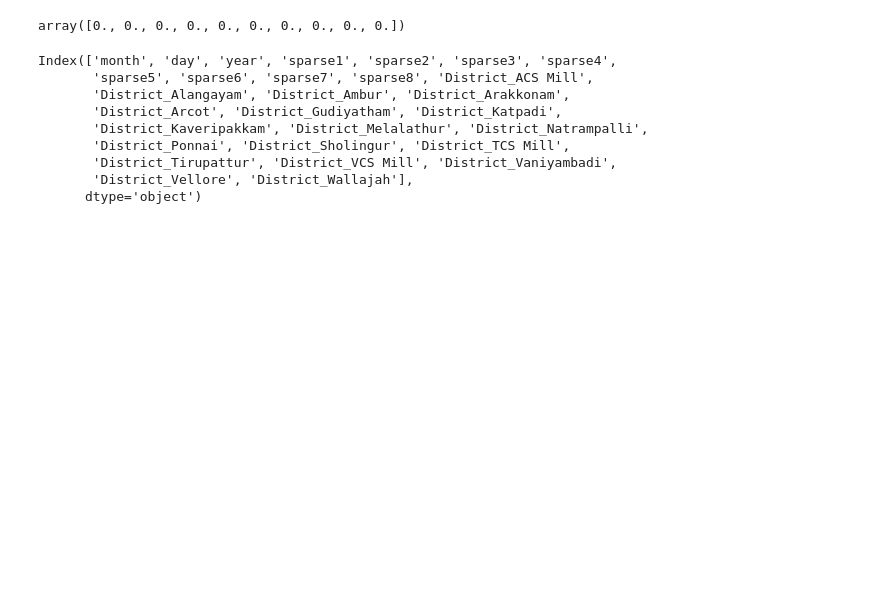
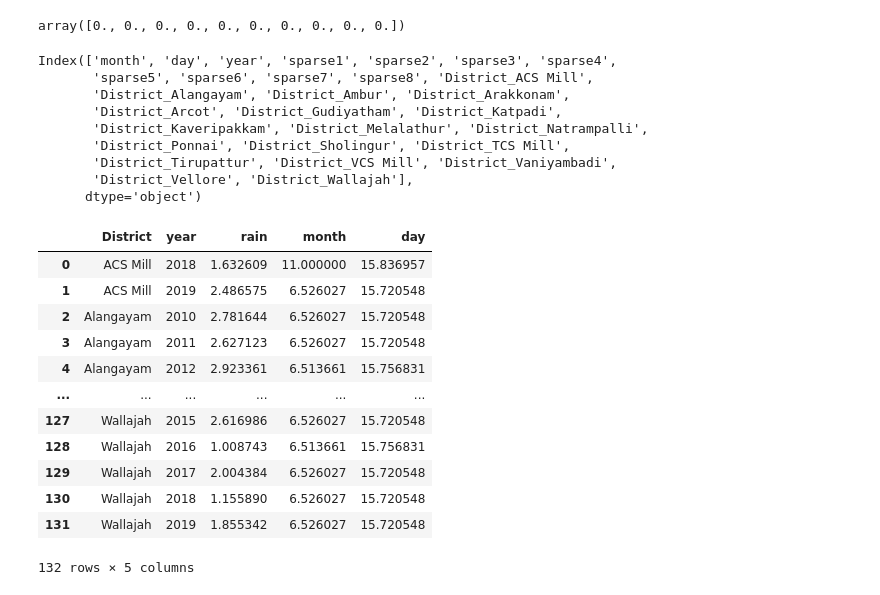
Before and after one commit to omegaji/RainFallPrediction, a Jupyter notebook: static/DataNotebooks/xgb2.ipynb, the cells around one changed output. Drawn from its saved outputs; the diff is of its cells as text; code cells hidden in the pictures; blank space fills up the shorter version.

```diff
--- a/static/DataNotebooks/xgb2.ipynb
+++ b/static/DataNotebooks/xgb2.ipynb
@@ -366,0 +344,17 @@ Index(['month', 'day', 'year', 'sparse1', 'sparse2', 'sparse3', 'sparse4',
+# %%
+dfg=df.groupby(["District","year"]).mean().reset_index()
+dfg
+# %% [output]
+|  | District | year | rain | month | day |
+| 0 | ACS Mill | 2018 | 1.632609 | 11.000000 | 15.836957 |
+| 1 | ACS Mill | 2019 | 2.486575 | 6.526027 | 15.720548 |
+| 2 | Alangayam | 2010 | 2.781644 | 6.526027 | 15.720548 |
+| 3 | Alangayam | 2011 | 2.627123 | 6.526027 | 15.720548 |
+| 4 | Alangayam | 2012 | 2.923361 | 6.513661 | 15.756831 |
+| ... | ... | ... | ... | ... | ... |
+| 127 | Wallajah | 2015 | 2.616986 | 6.526027 | 15.720548 |
+| 128 | Wallajah | 2016 | 1.008743 | 6.513661 | 15.756831 |
+| 129 | Wallajah | 2017 | 2.004384 | 6.526027 | 15.720548 |
+| 130 | Wallajah | 2018 | 1.155890 | 6.526027 | 15.720548 |
+| 131 | Wallajah | 2019 | 1.855342 | 6.526027 | 15.720548 |
+132 rows × 5 columns
```
Also changed, not shown: parts of 11 cells of this notebook, 5 other files.
